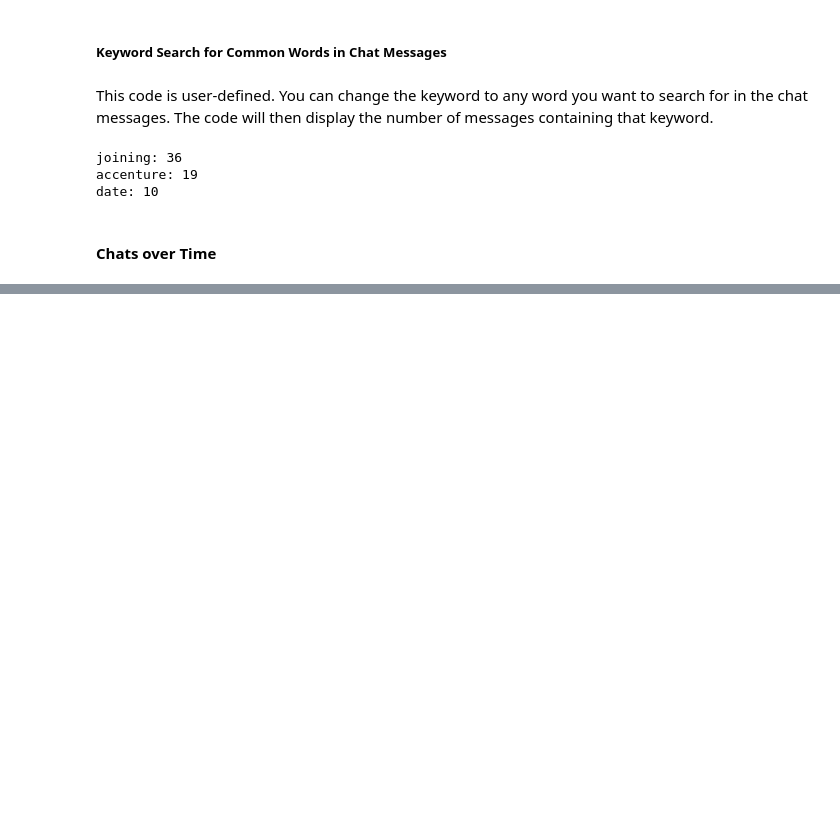
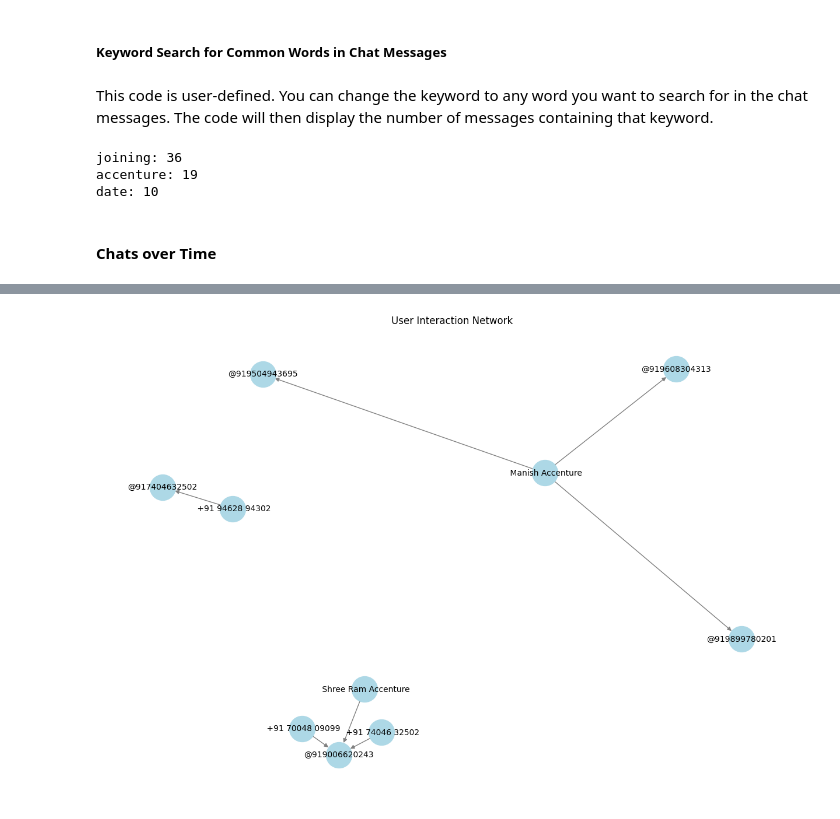
Before and after one commit to Chirag529/WhatsAppAnalysis, a Jupyter notebook: main.ipynb, the cells around one changed output, grey strips where cells are left out. Cells and saved outputs as stored; diff of their text form; code cells hidden in the pictures; blank space fills up the shorter version.

Commit message:
user interaction network added

```diff
--- a/main.ipynb
+++ b/main.ipynb
@@ -525,0 +530,30 @@ Day with Minimum Messages: 2022-10-03 (1 messages)
+# %%
+# Create an empty directed graph
+user_interaction_graph = nx.DiGraph()
+
+# Assuming you have a DataFrame 'chat_df' with 'sender name' and 'Message' columns
+# Replace 'chat_df' with your DataFrame
+
+# Filter the DataFrame to include interactions (e.g., mentions or replies)
+interactions_df = df[df['Message'].str.contains('@', na=False)]
+
+# Iterate through interactions and add edges to the graph
+for _, row in interactions_df.iterrows():
+    sender = row['sender name']
+    message = row['Message']
+    mentioned_users = [
+        word for word in message.split() if word.startswith('@')]
+
+    for mentioned_user in mentioned_users:
+        if mentioned_user != sender:
+            user_interaction_graph.add_edge(sender, mentioned_user)
+
+# Plot the User Interaction Network
+plt.figure(figsize=(12, 8))
+layout = nx.spring_layout(user_interaction_graph, seed=96)
+nx.draw(user_interaction_graph, layout, with_labels=True, node_size=1000, font_size=10,
+        node_color='lightblue', edge_color='gray', arrowsize=10)
+plt.title('User Interaction Network')
+plt.show()
+# %% [output]
+[figure, added]
```
Also changed, not shown: parts of 4 cells of this notebook.
